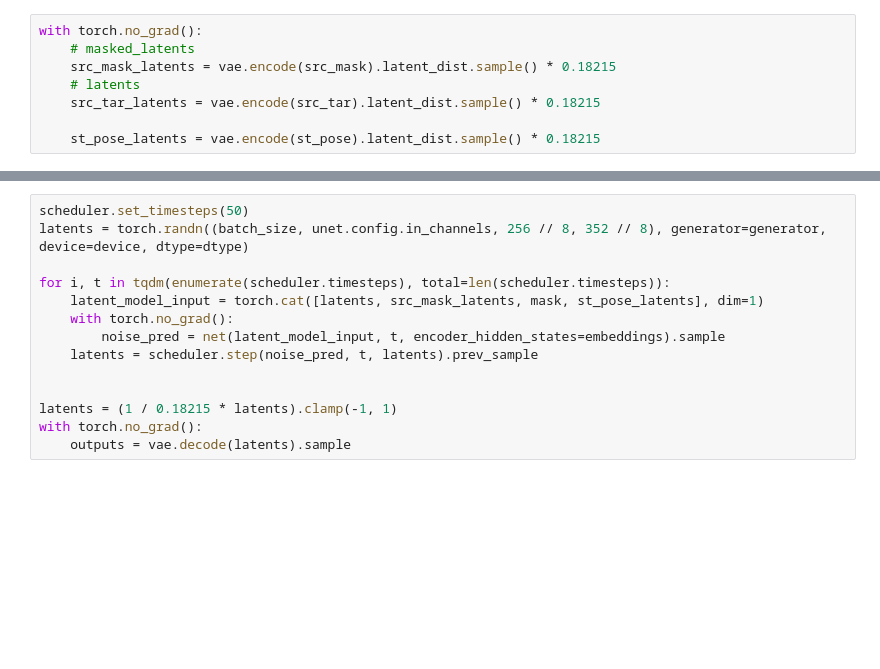
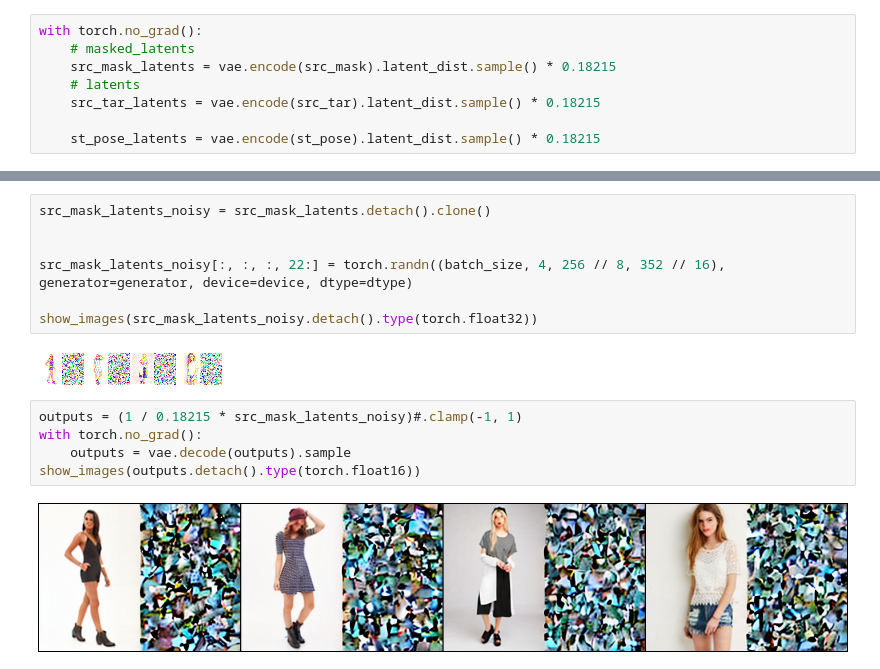
Before and after one commit to Person-Ad/Ad-Image-Generation, a Jupyter notebook: src/finetuning_scripts/train_unet_f16_cond_as_channel.ipynb, the cells around one changed output, grey strips where cells are left out. Drawn from its saved outputs; the diff is of its cells as text; blank space fills up the shorter version.

```diff
--- a/src/finetuning_scripts/train_unet_f16_cond_as_channel.ipynb
+++ b/src/finetuning_scripts/train_unet_f16_cond_as_channel.ipynb
@@ -166,16 +260,18 @@ show_images(src_mask.type(torch.float32))
 # %% [output]
 [figure]
-# %%
-scheduler.set_timesteps(50)
-latents = torch.randn((batch_size, unet.config.in_channels, 256 // 8, 352 // 8), generator=generator, device=device, dtype=dtype)
-
-for i, t in tqdm(enumerate(scheduler.timesteps), total=len(scheduler.timesteps)):
-    latent_model_input = torch.cat([latents, src_mask_latents, mask, st_pose_latents], dim=1)
-    with torch.no_grad():
-        noise_pred = net(latent_model_input, t, encoder_hidden_states=embeddings).sample
-    latents = scheduler.step(noise_pred, t, latents).prev_sample
-
-
-latents = (1 / 0.18215 * latents).clamp(-1, 1)
-with torch.no_grad():
-    outputs = vae.decode(latents).sample
+# %%
+src_mask_latents_noisy = src_mask_latents.detach().clone()
+
+
+src_mask_latents_noisy[:, :, :, 22:] = torch.randn((batch_size, 4, 256 // 8, 352 // 16), generator=generator, device=device, dtype=dtype)
+
+show_images(src_mask_latents_noisy.detach().type(torch.float32))
+# %% [output]
+[figure, added]
+# %%
+outputs = (1 / 0.18215 * src_mask_latents_noisy)#.clamp(-1, 1)
+with torch.no_grad():
+    outputs = vae.decode(outputs).sample
+show_images(outputs.detach().type(torch.float16))
+# %% [output]
+[figure, added]
```
Also changed, not shown: parts of 21 cells of this notebook, 1 other file.
